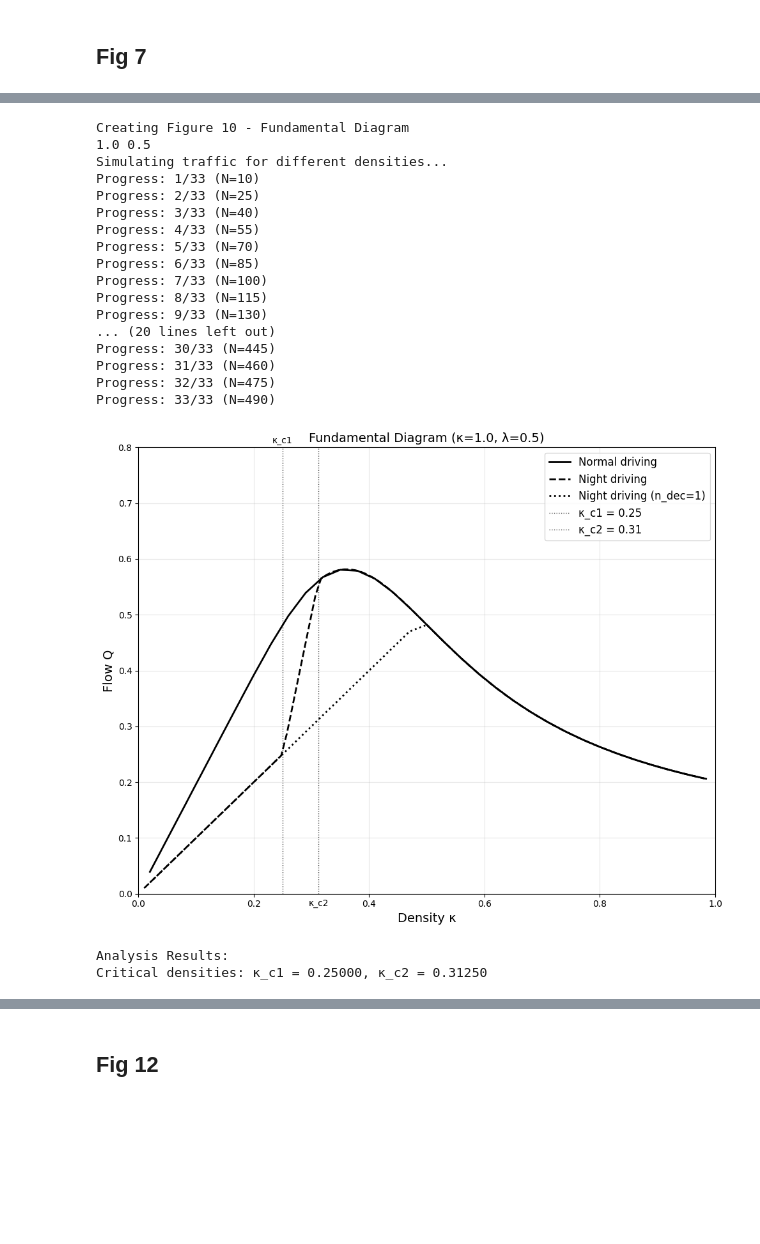
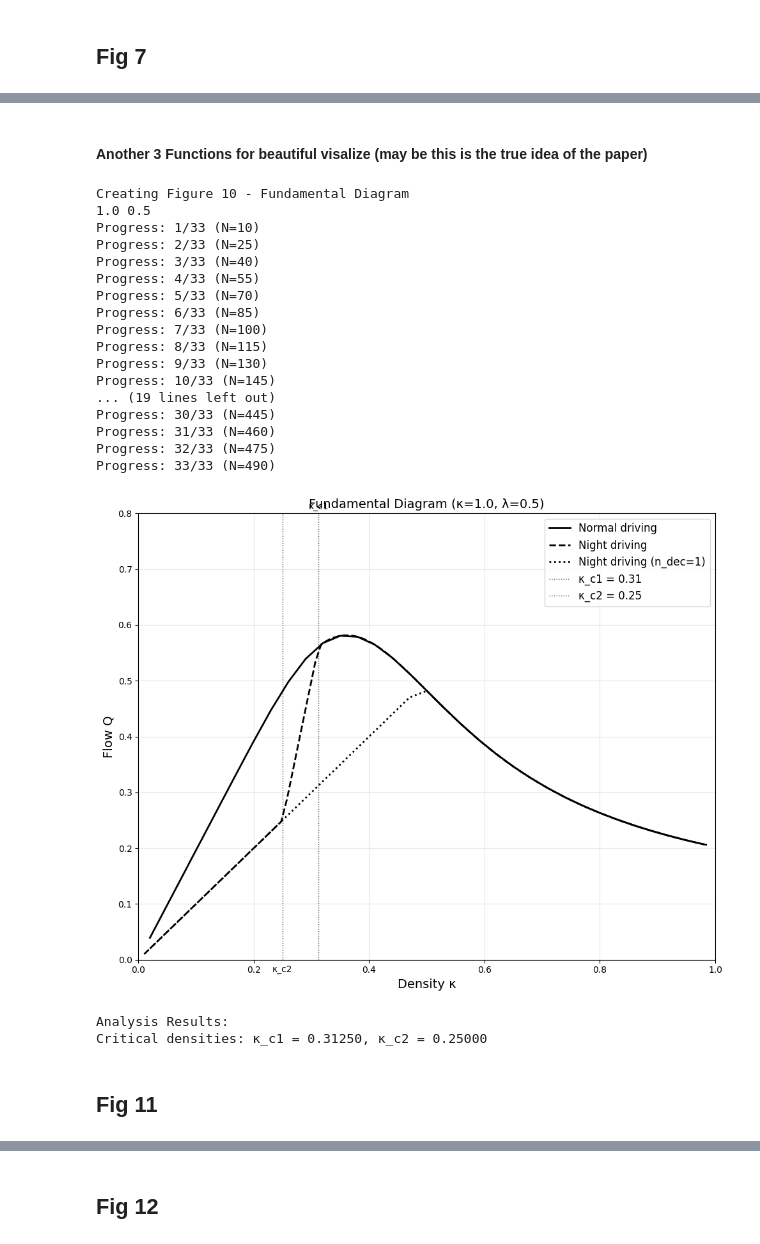
Before and after one commit to bluff-king/Night-driving-behavior, a Jupyter notebook: FWD.ipynb, the cells around one changed output, grey strips where cells are left out. Drawn from its saved outputs; the diff is of its cells as text; code cells hidden in the pictures; blank space fills up the shorter version.

```diff
--- a/FWD.ipynb
+++ b/FWD.ipynb
@@ -2,8 +2,8 @@
 import numpy as np
 import matplotlib.pyplot as plt
 import random
-import matplotlib.colors as mcolors
-from copy import deepcopy
+import warnings
+warnings.filterwarnings("ignore")
 
 # Parameters from the paper
 x_c = 2
@@ -12,7 +12,7 @@ x_c2 = 4
 a = 5
 b = 1
 L=500
-dt=0.1
+dt=0.35
 # %% [markdown]
 ## Necessary function
 # %%
@@ -367,7 +347,7 @@ def simulate_clustering(x_min, x_max,N=150, kappa_local=1.0, lambda_param_local=
 # %% [markdown]
 ## Fig 3
 # %%
-simulate_clustering(x_c1, x_c2,N=150, kappa_local=1.0, lambda_param_local=0.5, apply_perturbation=False,T_max=2500,n_dec=0,A=0)
+simulate_clustering(x_c1, x_c2,N=150, kappa_local=1.0, lambda_param_local=0.5, apply_perturbation=False,T_max=2500,n_dec=0,A=0,show_full=True)
 # %% [output]
 INITIALIZATION ANALYSIS
 N = 150, κ = 1.0, λ = 0.5
@@ -641,0 +627,7 @@ Creating detailed clustering visualization...
+# %%
+N = 300  # number of vehicles
+kappa = 1.0
+lambda_param = 0.1
+x_c7=1/0.49
+x_c6 =1/0.38
+simulate_clustering(x_c7, x_c6,N=N, kappa_local=kappa, lambda_param_local=lambda_param, apply_perturbation=True, T_max=2500, n_dec=1,A=0.1)
@@ -641,0 +644,2 @@ Creating detailed clustering visualization...
+# %% [markdown]
+#### Another 3 Functions for beautiful visalize (may be this is the true idea of the paper)
@@ -642,31 +902,30 @@ Creating detailed clustering visualization...
 # %%
 kappa = 1.0
 lambda_param = 0.5
 print("Creating Figure 10 - Fundamental Diagram")
 
-run_full_simulation = True
-
-if run_full_simulation:
-    print(kappa, lambda_param)
-    results = create_fundamental_diagram(N_max=501,L=500,k=kappa,lamb=lambda_param, n_dec=80)
+print(kappa, lambda_param)
+results = create_fundamental_diagram_arrays(N_max=501,L=500,k=kappa,lamb=lambda_param, n_dec=80)
 # %% [output]
 Creating Figure 10 - Fundamental Diagram
 1.0 0.5
-Simulating traffic for different densities...
 Progress: 1/33 (N=10)
 Progress: 2/33 (N=25)
 Progress: 3/33 (N=40)
 Progress: 4/33 (N=55)
 Progress: 5/33 (N=70)
 Progress: 6/33 (N=85)
 Progress: 7/33 (N=100)
 Progress: 8/33 (N=115)
 Progress: 9/33 (N=130)
-... (20 lines left out)
+Progress: 10/33 (N=145)
+... (19 lines left out)
 Progress: 30/33 (N=445)
 Progress: 31/33 (N=460)
 Progress: 32/33 (N=475)
 Progress: 33/33 (N=490)
-[figure, old version]
+[figure, new version]
 Analysis Results:
-Critical densities: κ_c1 = 0.25000, κ_c2 = 0.31250
+Critical densities: κ_c1 = 0.31250, κ_c2 = 0.25000
+# %% [markdown]
+## Fig 11
```
Also changed, not shown: parts of 26 cells of this notebook, 1 other file.
